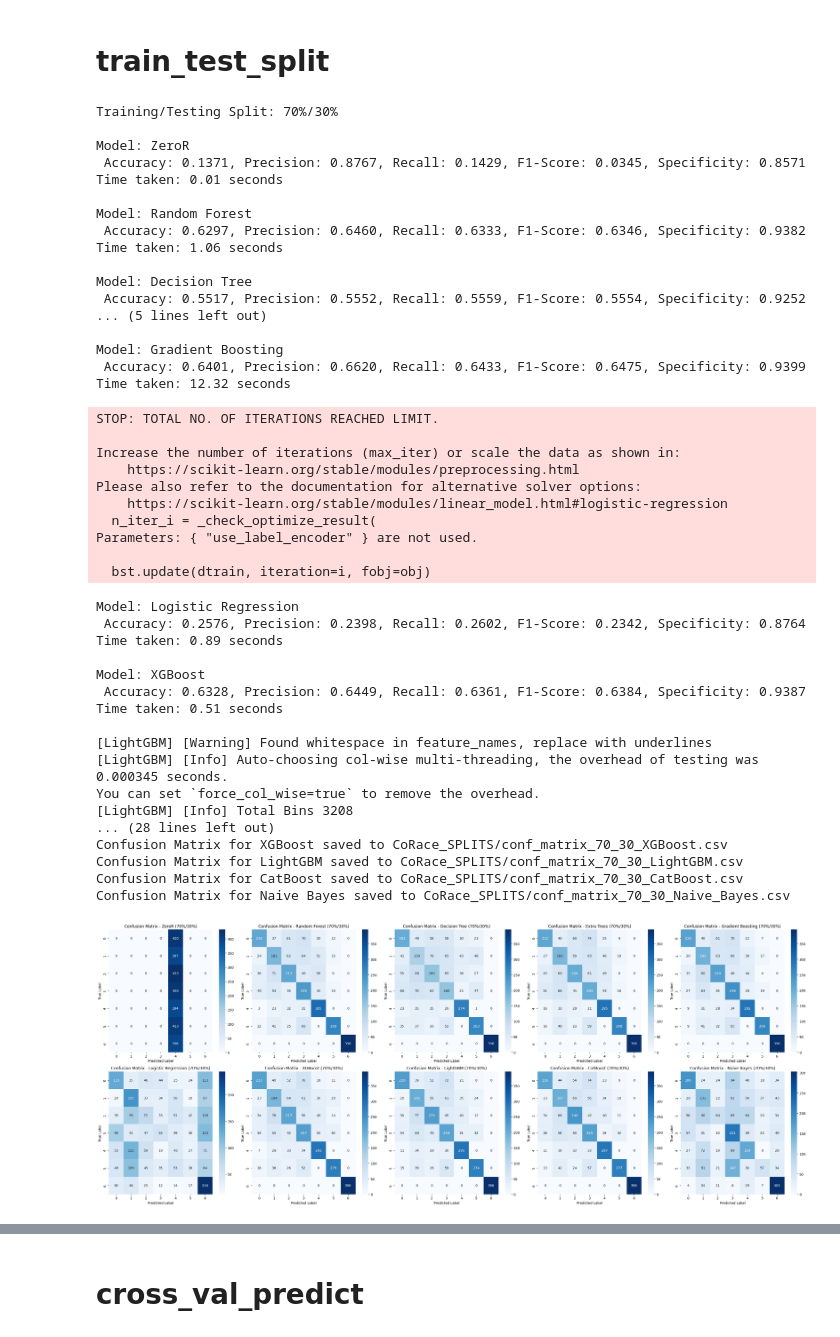
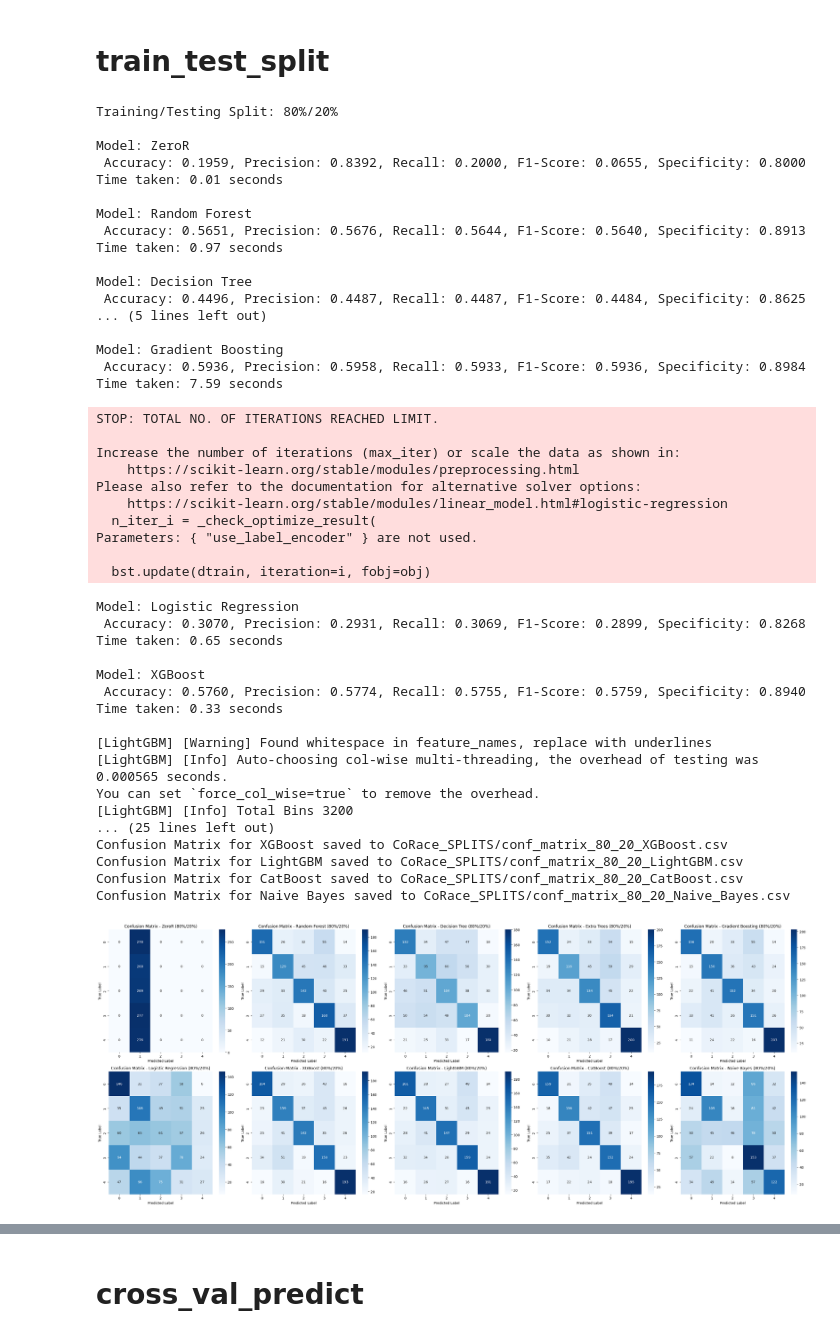
Before and after one commit to MatinMarjani/CIS890, a Jupyter notebook: Classification/CoRace_Classification.ipynb, the cells around one changed output, grey strips where cells are left out. Drawn from its saved outputs; the diff is of its cells as text; code cells hidden in the pictures.

```diff
--- a/Classification/CoRace_Classification.ipynb
+++ b/Classification/CoRace_Classification.ipynb
@@ -31,7 +31,7 @@ from sklearn.preprocessing import KBinsDiscretizer
 df = pd.read_csv('../Data/Cleaned_data_Inflation_Adjusted_.csv')
 print(df['CoRace'].value_counts())
 
-df = df[df['CoRace'] != 4]
+df = df[~df['CoRace'].isin([4, 8, 7])]
 min_count = df['CoRace'].value_counts().min()
 df = df.groupby('CoRace').sample(n=min_count, random_state=42)
 df = df.reset_index(drop=True)
@@ -66,8 +64,8 @@ X = df.drop(columns=["BoRace", "CoRace"])
 y = df["CoRace"]
 
 # splits = [(0.90, 0.10), (0.80, 0.20), (0.70, 0.30)]
-train_size = 0.70
-test_size = 0.30
+train_size = 0.80
+test_size = 0.20
 
 models = {
     "ZeroR": DummyClassifier(strategy="most_frequent"),
@@ -148,56 +146,69 @@ fig, axes = plt.subplots(2, 5, figsize=(30, 12))
 axes = axes.ravel()
 
 for i, (name, cm) in enumerate(conf_matrices.items()):
+    cm_norm = cm.astype('float') / cm.sum(axis=1)[:, np.newaxis]
+    cm_norm = np.nan_to_num(cm_norm)
+
     sns.heatmap(cm, annot=True, fmt='d', cmap='Blues', ax=axes[i])
     axes[i].set_title(f'Confusion Matrix - {name} ({train_percent}%/{test_percent}%)')
     axes[i].set_xlabel('Predicted Label')
     axes[i].set_ylabel('True Label')
 
+    plt.figure(figsize=(8, 6))
+    sns.heatmap(cm_norm, annot=True, fmt='.2f', cmap='Blues')
+    plt.title(f'Normalized Confusion Matrix - {name} ({train_percent}%/{test_percent}%)')
+    plt.xlabel('Predicted Label')
+    plt.ylabel('True Label')
+    save_path = os.path.join(results_dir, f"conf_matrix_{name.replace(' ', '_')}.png")
+    plt.tight_layout()
+    plt.savefig(save_path)
+    plt.close()
+
 plt.tight_layout()
 plt.show()
 # %% [output]
-Training/Testing Split: 70%/30%
+Training/Testing Split: 80%/20%
 
 Model: ZeroR
- Accuracy: 0.1371, Precision: 0.8767, Recall: 0.1429, F1-Score: 0.0345, Specificity: 0.8571
+ Accuracy: 0.1959, Precision: 0.8392, Recall: 0.2000, F1-Score: 0.0655, Specificity: 0.8000
 Time taken: 0.01 seconds
 
 Model: Random Forest
- Accuracy: 0.6297, Precision: 0.6460, Recall: 0.6333, F1-Score: 0.6346, Specificity: 0.9382
-Time taken: 1.06 seconds
+ Accuracy: 0.5651, Precision: 0.5676, Recall: 0.5644, F1-Score: 0.5640, Specificity: 0.8913
+Time taken: 0.97 seconds
 
 Model: Decision Tree
- Accuracy: 0.5517, Precision: 0.5552, Recall: 0.5559, F1-Score: 0.5554, Specificity: 0.9252
+ Accuracy: 0.4496, Precision: 0.4487, Recall: 0.4487, F1-Score: 0.4484, Specificity: 0.8625
 ... (5 lines left out)
 
 Model: Gradient Boosting
- Accuracy: 0.6401, Precision: 0.6620, Recall: 0.6433, F1-Score: 0.6475, Specificity: 0.9399
-Time taken: 12.32 seconds
+ Accuracy: 0.5936, Precision: 0.5958, Recall: 0.5933, F1-Score: 0.5936, Specificity: 0.8984
+Time taken: 7.59 seconds
 STOP: TOTAL NO. OF ITERATIONS REACHED LIMIT.
 
 Increase the number of iterations (max_iter) or scale the data as shown in:
     https://scikit-learn.org/stable/modules/preprocessing.html
 Please also refer to the documentation for alternative solver options:
     https://scikit-learn.org/stable/modules/linear_model.html#logistic-regression
   n_iter_i = _check_optimize_result(
 Parameters: { "use_label_encoder" } are not used.
 
   bst.update(dtrain, iteration=i, fobj=obj)
 Model: Logistic Regression
- Accuracy: 0.2576, Precision: 0.2398, Recall: 0.2602, F1-Score: 0.2342, Specificity: 0.8764
-Time taken: 0.89 seconds
+ Accuracy: 0.3070, Precision: 0.2931, Recall: 0.3069, F1-Score: 0.2899, Specificity: 0.8268
+Time taken: 0.65 seconds
 
 Model: XGBoost
- Accuracy: 0.6328, Precision: 0.6449, Recall: 0.6361, F1-Score: 0.6384, Specificity: 0.9387
-Time taken: 0.51 seconds
+ Accuracy: 0.5760, Precision: 0.5774, Recall: 0.5755, F1-Score: 0.5759, Specificity: 0.8940
+Time taken: 0.33 seconds
 
 [LightGBM] [Warning] Found whitespace in feature_names, replace with underlines
-[LightGBM] [Info] Auto-choosing col-wise multi-threading, the overhead of testing was 0.000345 seconds.
+[LightGBM] [Info] Auto-choosing col-wise multi-threading, the overhead of testing was 0.000565 seconds.
 You can set `force_col_wise=true` to remove the overhead.
-[LightGBM] [Info] Total Bins 3208
-... (28 lines left out)
-Confusion Matrix for XGBoost saved to CoRace_SPLITS/conf_matrix_70_30_XGBoost.csv
-Confusion Matrix for LightGBM saved to CoRace_SPLITS/conf_matrix_70_30_LightGBM.csv
-Confusion Matrix for CatBoost saved to CoRace_SPLITS/conf_matrix_70_30_CatBoost.csv
-Confusion Matrix for Naive Bayes saved to CoRace_SPLITS/conf_matrix_70_30_Naive_Bayes.csv
+[LightGBM] [Info] Total Bins 3200
+... (25 lines left out)
+Confusion Matrix for XGBoost saved to CoRace_SPLITS/conf_matrix_80_20_XGBoost.csv
+Confusion Matrix for LightGBM saved to CoRace_SPLITS/conf_matrix_80_20_LightGBM.csv
+Confusion Matrix for CatBoost saved to CoRace_SPLITS/conf_matrix_80_20_CatBoost.csv
+Confusion Matrix for Naive Bayes saved to CoRace_SPLITS/conf_matrix_80_20_Naive_Bayes.csv
-[figure, old version]
+[figure, new version]
```
Also changed, not shown: parts of 4 cells of this notebook, 3 other files.
